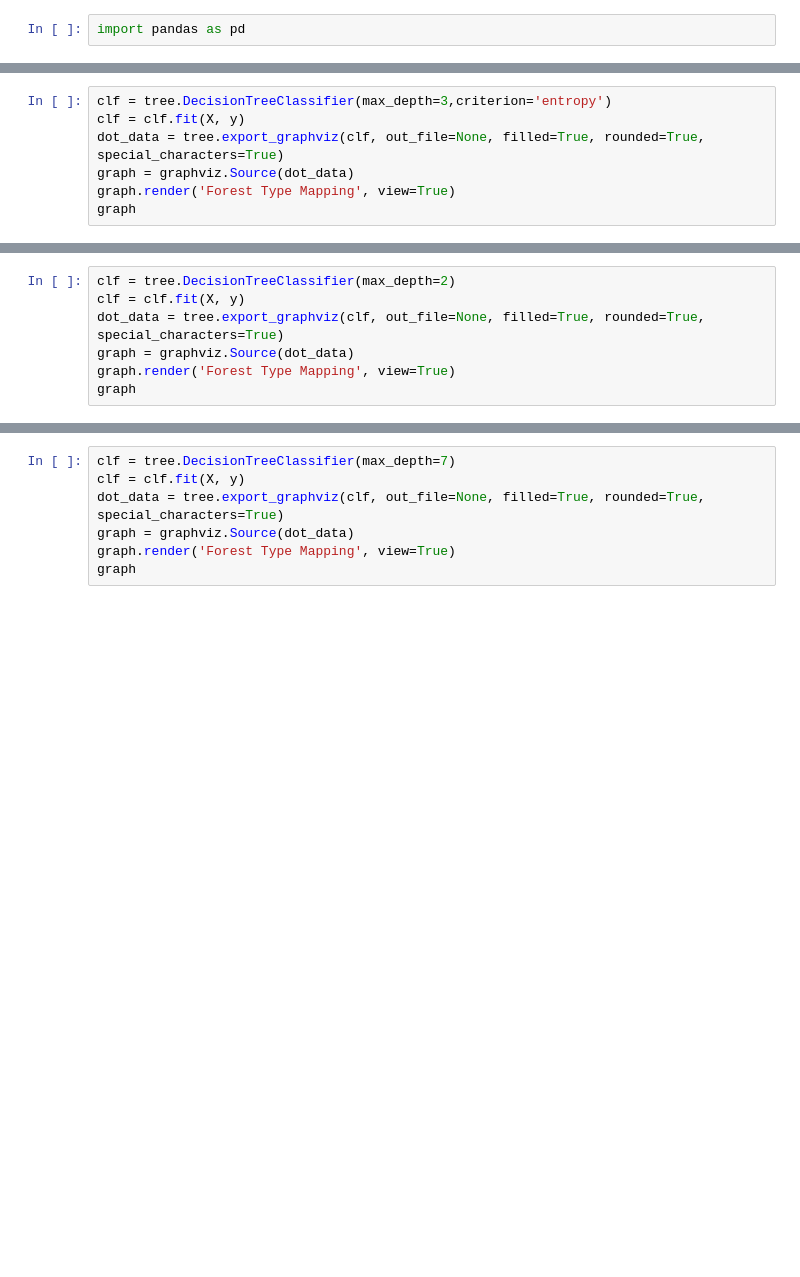
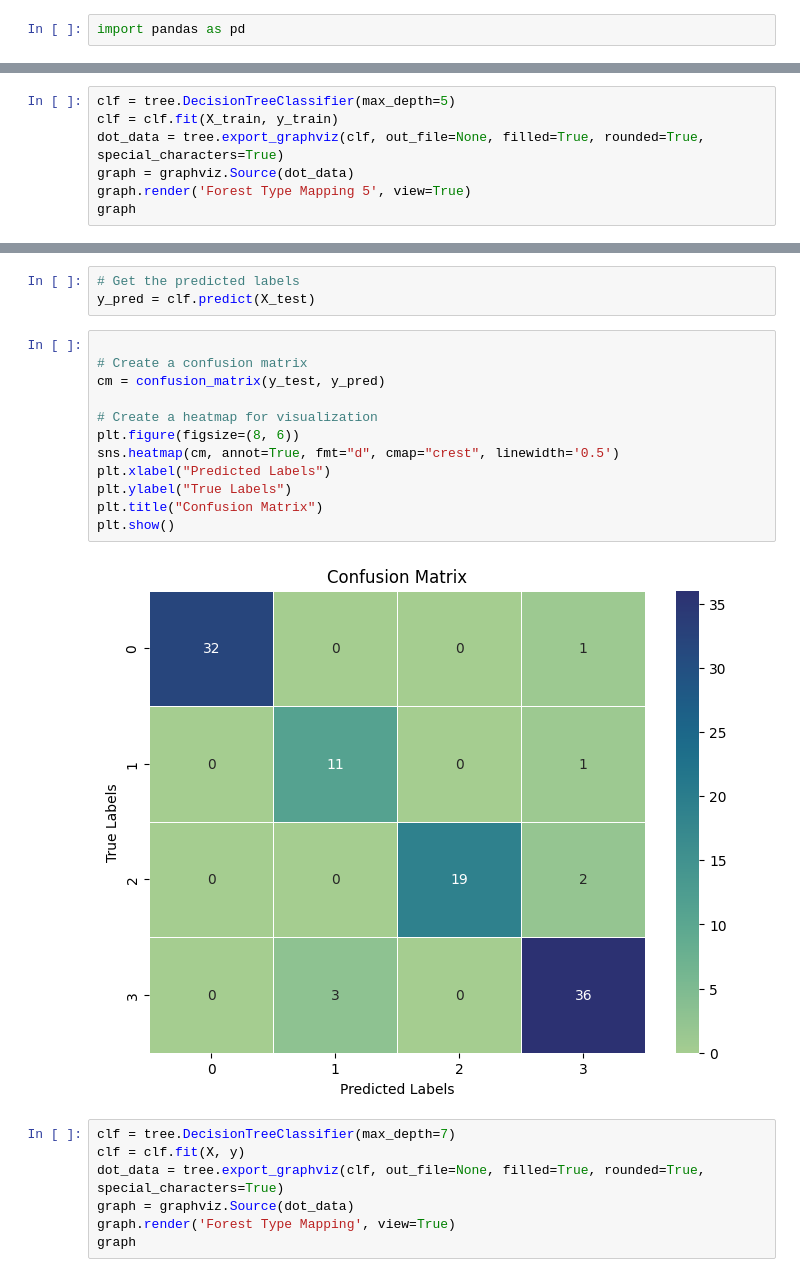
Before and after one commit to Syed-Ayan-Ali/tensorflow_sentiment_classifier, a Jupyter notebook: Decision Trees with Scikitlearn.ipynb, the cells around one changed output, grey strips where cells are left out. Drawn from its saved outputs; the diff is of its cells as text; blank space fills up the shorter version.

```diff
--- a/Decision Trees with Scikitlearn.ipynb
+++ b/Decision Trees with Scikitlearn.ipynb
@@ -108,16 +111,9 @@ plt.show()
 # %%
-clf = tree.DecisionTreeClassifier(max_depth=3,criterion='entropy')
-clf = clf.fit(X, y)
+clf = tree.DecisionTreeClassifier(max_depth=5)
+clf = clf.fit(X_train, y_train)
 dot_data = tree.export_graphviz(clf, out_file=None, filled=True, rounded=True, special_characters=True)
 graph = graphviz.Source(dot_data)
-graph.render('Forest Type Mapping', view=True)
+graph.render('Forest Type Mapping 5', view=True)
 graph
 # %% [output]
 [drawing not drawn]
-# %%
-clf = tree.DecisionTreeClassifier(max_depth=2)
-clf = clf.fit(X, y)
-dot_data = tree.export_graphviz(clf, out_file=None, filled=True, rounded=True, special_characters=True)
-graph = graphviz.Source(dot_data)
-graph.render('Forest Type Mapping', view=True)
-graph
@@ -135,3 +120,20 @@ graph
+# %%
+# Get the predicted labels
+y_pred = clf.predict(X_test)
+# %%
+
+# Create a confusion matrix
+cm = confusion_matrix(y_test, y_pred)
+
+# Create a heatmap for visualization
+plt.figure(figsize=(8, 6))
+sns.heatmap(cm, annot=True, fmt="d", cmap="crest", linewidth='0.5')
+plt.xlabel("Predicted Labels")
+plt.ylabel("True Labels")
+plt.title("Confusion Matrix")
+plt.show()
+# %% [output]
+[figure, added]
 # %%
 clf = tree.DecisionTreeClassifier(max_depth=7)
 clf = clf.fit(X, y)
```
Also changed, not shown: parts of 27 cells of this notebook.
